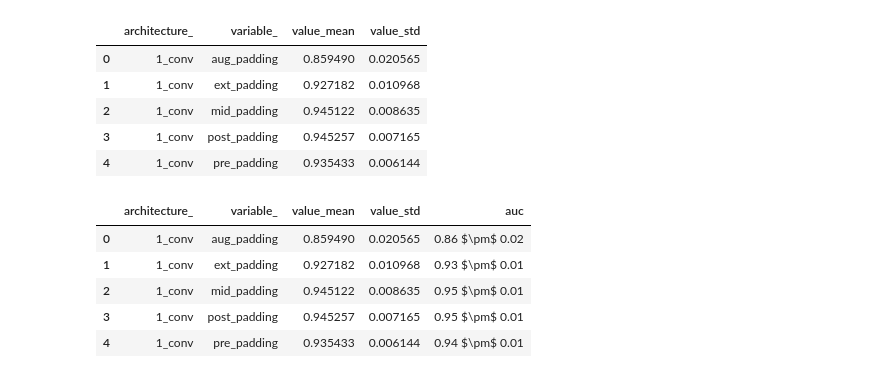
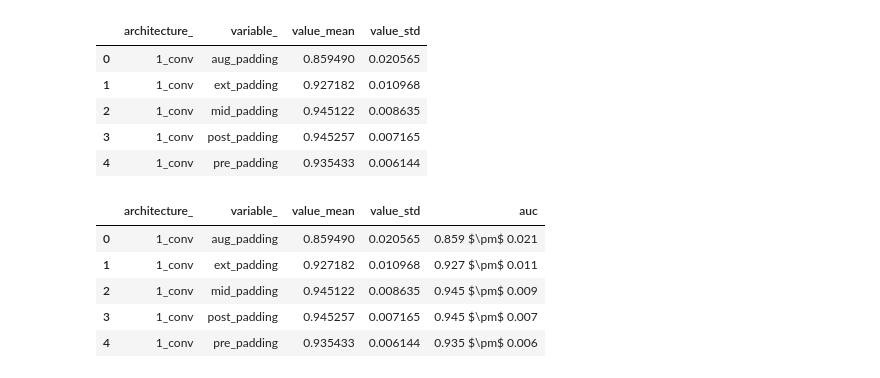
Before and after one commit to b2slab/padding_benchmark, a Jupyter notebook: notebooks/comparing_architectures.ipynb, the cells around one changed output. Saved outputs shown, nothing was run; the diff lists cells and outputs as text; code cells hidden in the pictures.

```diff
--- a/notebooks/comparing_architectures.ipynb
+++ b/notebooks/comparing_architectures.ipynb
@@ -84,16 +89,3 @@ plotting_scores_arch(scores_final_task1, n_folds, task_string, task, "macro avg"
-# %%
-def processing_auc_dodge(list_paddings, folders, names_folders,task, nfolds):
-    """It process the saved metrics for AUC from the task 1 models and returns a dataframe with processed AUC on test"""
-    auc_list = []
-    for idx, folder in enumerate(folders):
-        metrics, k = collecting_metrics_folds("auc", list_paddings, folder, task, nfolds)
-        df_auc = processing_roc_auc(metrics, "auc", list_paddings)
-
-        auc = df_auc.reset_index().drop("index",1)#.melt(id_vars="index")
-        auc["architecture"] = names_folders[idx]
-        auc_list.append(auc)
-
-    return auc_list
 # %%
 auc_arch_task1 = processing_auc_dodge(list_paddings, folders, names_folders, "task1/", n_folds)
 #len(auc_arch_task1)
@@ -336,15 +333,15 @@ auc_group.head()
 | 3 | 1_conv | post_padding | 0.945257 | 0.007165 |
 | 4 | 1_conv | pre_padding | 0.935433 | 0.006144 |
 # %%
-auc_group["auc"] = auc_group[["value_mean", "value_std"]].apply(lambda x: '{:0.2f} $\pm$ {:0.2f}'.format(x[0],x[1]), axis=1)
+auc_group["auc"] = auc_group[["value_mean", "value_std"]].apply(lambda x: '{:0.3f} $\pm$ {:0.3f}'.format(x[0],x[1]), axis=1)
 auc_group.head()
 # %% [output]
 |  | architecture_ | variable_ | value_mean | value_std | auc |
-| 0 | 1_conv | aug_padding | 0.859490 | 0.020565 | 0.86 $\pm$ 0.02 |
-| 1 | 1_conv | ext_padding | 0.927182 | 0.010968 | 0.93 $\pm$ 0.01 |
-| 2 | 1_conv | mid_padding | 0.945122 | 0.008635 | 0.95 $\pm$ 0.01 |
-| 3 | 1_conv | post_padding | 0.945257 | 0.007165 | 0.95 $\pm$ 0.01 |
-| 4 | 1_conv | pre_padding | 0.935433 | 0.006144 | 0.94 $\pm$ 0.01 |
+| 0 | 1_conv | aug_padding | 0.859490 | 0.020565 | 0.859 $\pm$ 0.021 |
+| 1 | 1_conv | ext_padding | 0.927182 | 0.010968 | 0.927 $\pm$ 0.011 |
+| 2 | 1_conv | mid_padding | 0.945122 | 0.008635 | 0.945 $\pm$ 0.009 |
+| 3 | 1_conv | post_padding | 0.945257 | 0.007165 | 0.945 $\pm$ 0.007 |
+| 4 | 1_conv | pre_padding | 0.935433 | 0.006144 | 0.935 $\pm$ 0.006 |
 # %%
 auc_def = auc_group.loc[:, ['architecture_', 'variable_', 'auc']].set_index(['architecture_', 'variable_']).unstack(level=-1)
 # %%
```
Also changed, not shown: parts of 15 cells of this notebook, 6 other files.
